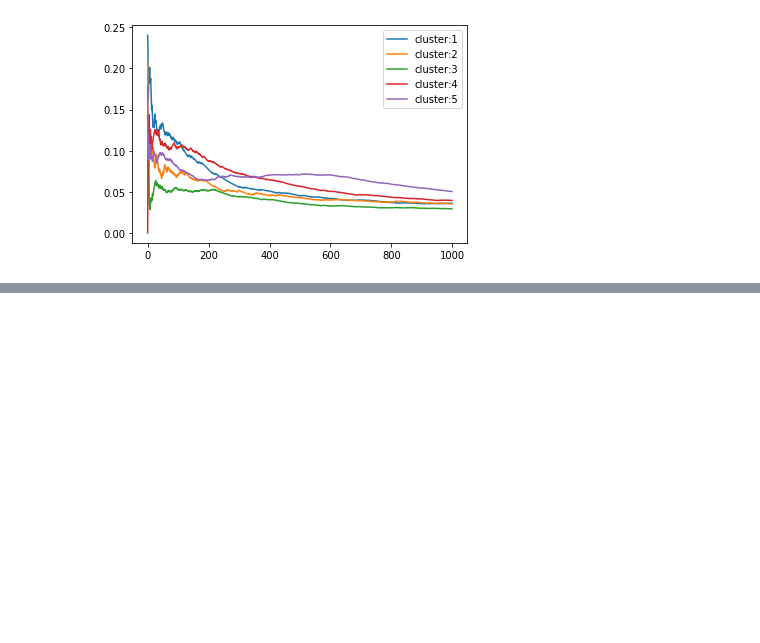
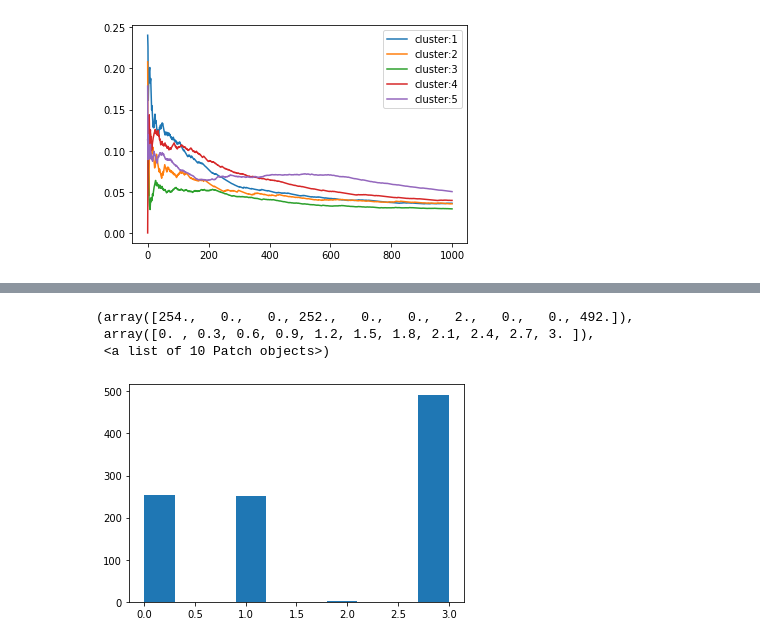
Before and after one commit to dhdcjswo/MAB_meta, a Jupyter notebook: notebook/02_recommendation.ipynb, the cells around one changed output, grey strips where cells are left out. Cells and saved outputs as stored; diff of their text form; code cells hidden in the pictures; blank space fills up the shorter version.

```diff
--- a/notebook/02_recommendation.ipynb
+++ b/notebook/02_recommendation.ipynb
@@ -432,0 +153,29 @@ array([ 0.18259711, -0.49193562,  0.32659899,  0.08682199, -0.53777899,
+# %%
+import pandas as pd
+from scipy import stats
+from sklearn.linear_model import LogisticRegression
+import matplotlib.pyplot as plt
+import warnings
+warnings.filterwarnings('ignore')
+
+# 기본 세팅
+n_user = 1000 # 1000명의 유저
+n_feature = 2 # 고객정보 수
+n_movies = 4 # 제공 option 수
+
+sex = np.random.binomial(1, 0.5, n_user) # 성별
+data = stats.gamma(10, scale = 3).rvs(n_user)
+age= list(map(int, data)) # 나이
+const = np.ones(n_user) # 상수항
+
+D = np.array([sex,age,const]).T # feature 데이터 셋
+reward = np.random.randint(0,2,1000) # 랜덤 reward
+
+# 1000명의 데이터로 추론한 모수값(feature beta)
+logreg = LogisticRegression(fit_intercept=False)
+logreg.fit(D, reward)
+
+# option별 차이 및 노이즈
+n1 = [logreg.coef_[0][0]*0.1 * np.random.random(1)[0] for i in range(4)]
+n2 = [logreg.coef_[0][1]*0.1 * np.random.random(1)[0] for i in range(4)]
+n3 = [logreg.coef_[0][2]*0.1 * np.random.random(1)[0] for i in range(4)]
@@ -432,0 +296,8 @@ array([ 0.18259711, -0.49193562,  0.32659899,  0.08682199, -0.53777899,
+# %%
+# 가장 확률값이 높은 경우
+plt.hist(np.matmul(D,th.T).argmax(axis=1))
+# %% [output]
+(array([254.,   0.,   0., 252.,   0.,   0.,   2.,   0.,   0., 492.]),
+ array([0. , 0.3, 0.6, 0.9, 1.2, 1.5, 1.8, 2.1, 2.4, 2.7, 3. ]),
+ <a list of 10 Patch objects>)
+[figure, added]
```
Also changed, not shown: parts of 34 cells of this notebook.
